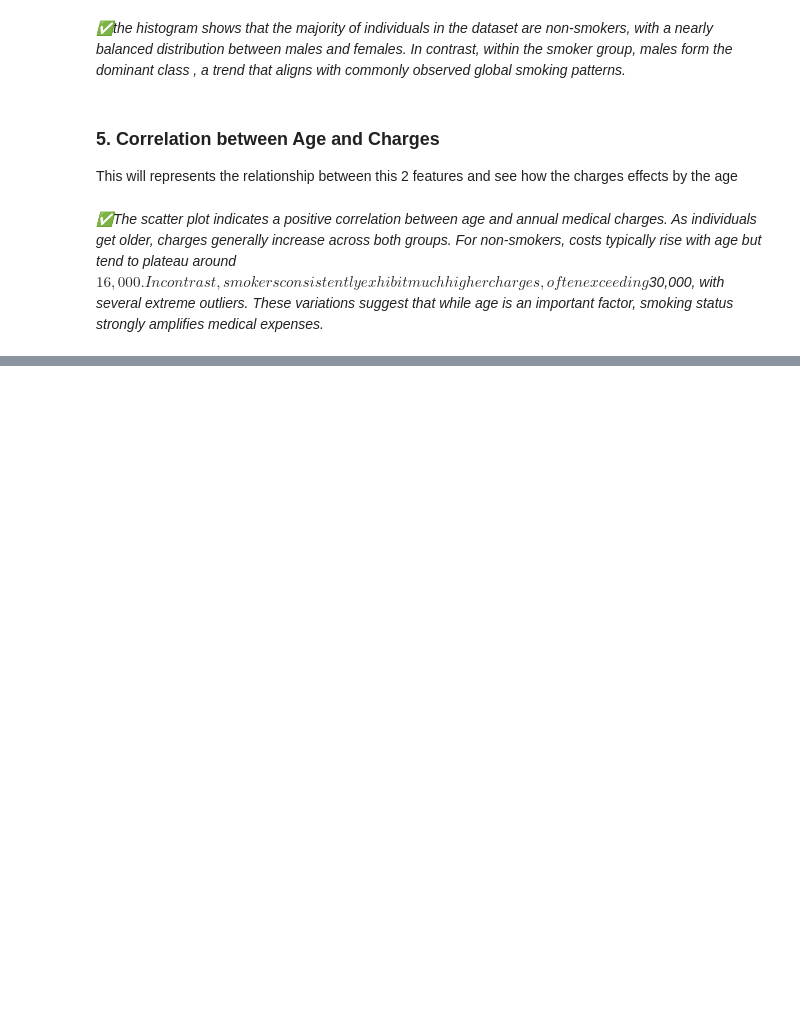
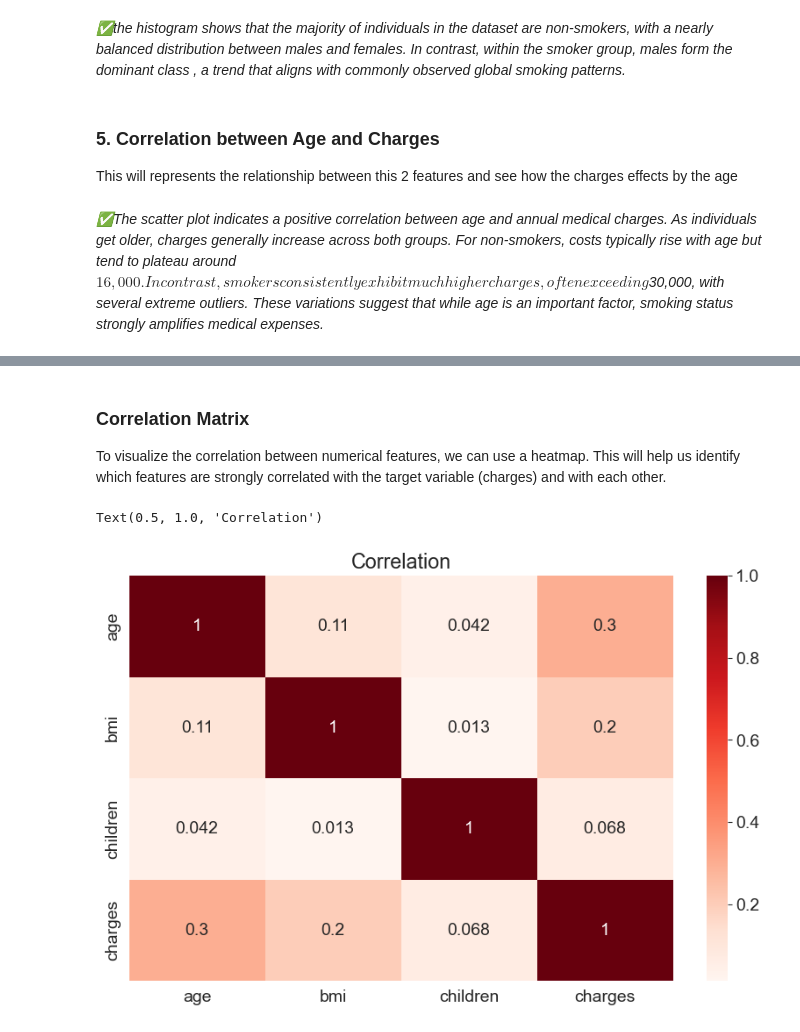
Before and after one commit to IAchaos/Hands-On-ML-Frameworks, a Jupyter notebook: Scikit_Learn/Medical_Expenses_Prediction.ipynb, the cells around one changed output, grey strips where cells are left out. Cells and saved outputs as stored; diff of their text form; code cells hidden in the pictures; blank space fills up the shorter version.

```diff
--- a/Scikit_Learn/Medical_Expenses_Prediction.ipynb
+++ b/Scikit_Learn/Medical_Expenses_Prediction.ipynb
@@ -203,0 +224,10 @@ figure.show()
+# %% [markdown]
+### Correlation Matrix
+To visualize the correlation between numerical features, we can use a heatmap. This will help us identify which features are strongly correlated with the target variable (charges) and with each other.
+# %%
+corr = data.corr(numeric_only=True)
+sns.heatmap(corr, cmap='Reds', annot=True)
+plt.title('Correlation')
+# %% [output]
+Text(0.5, 1.0, 'Correlation')
+[figure, added]
```
Also changed, not shown: parts of 3 cells of this notebook.
